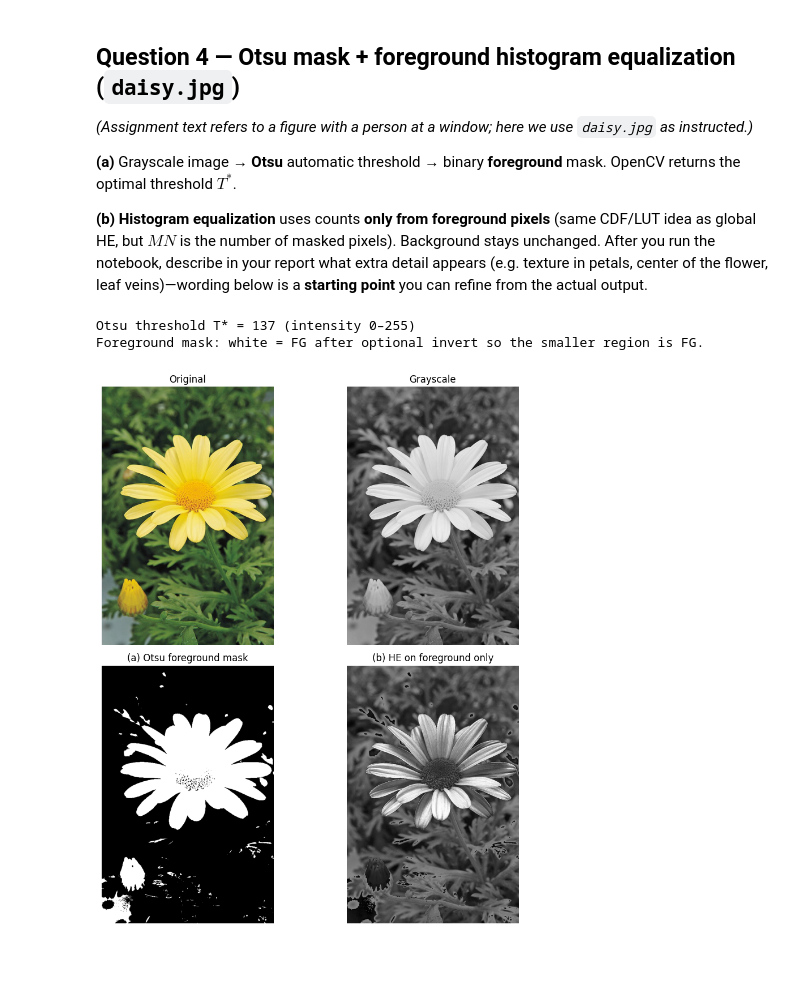
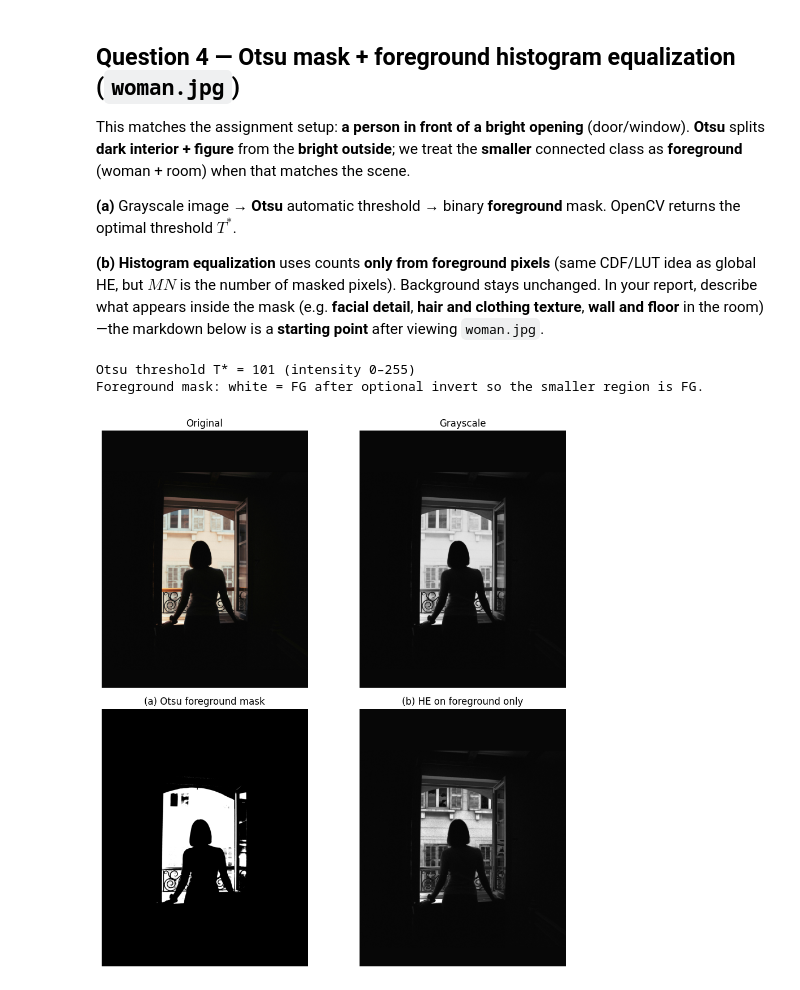
Before and after one commit to TharushiRachel/Computer_Vision_Assignment1, a Jupyter notebook: Question 4.ipynb, the cells around one changed output. Cells and saved outputs as stored; diff of their text form; code cells hidden in the pictures; blank space fills up the shorter version.

Commit message:
complete all the questions

```diff
--- a/Question 4.ipynb
+++ b/Question 4.ipynb
@@ -3,13 +3,13 @@ import cv2
 import numpy as np
 import matplotlib.pyplot as plt
 # %% [markdown]
-## Question 4 — Otsu mask + foreground histogram equalization (`daisy.jpg`)
+## Question 4 — Otsu mask + foreground histogram equalization (`woman.jpg`)
 
-*(Assignment text refers to a figure with a person at a window; here we use `daisy.jpg` as instructed.)*
+This matches the assignment setup: **a person in front of a bright opening** (door/window). **Otsu** splits **dark interior + figure** from the **bright outside**; we treat the **smaller** connected class as **foreground** (woman + room) when that matches the scene.
 
 **(a)** Grayscale image → **Otsu** automatic threshold → binary **foreground** mask. OpenCV returns the optimal threshold $T^*$.
 
-**(b)** **Histogram equalization** uses counts **only from foreground pixels** (same CDF/LUT idea as global HE, but $MN$ is the number of masked pixels). Background stays unchanged. After you run the notebook, describe in your report what extra detail appears (e.g. texture in petals, center of the flower, leaf veins)—wording below is a **starting point** you can refine from the actual output.
+**(b)** **Histogram equalization** uses counts **only from foreground pixels** (same CDF/LUT idea as global HE, but $MN$ is the number of masked pixels). Background stays unchanged. In your report, describe what appears inside the mask (e.g. **facial detail**, **hair and clothing texture**, **wall and floor** in the room)—the markdown below is a **starting point** after viewing `woman.jpg`.
 # %%
 def histogram_equalize_masked(gray: np.ndarray, mask: np.ndarray) -> np.ndarray:
     """Equalize only pixels where mask > 0; others unchanged. Uses own CDF on FG only."""
@@ -35,7 +35,7 @@ def histogram_equalize_masked(gray: np.ndarray, mask: np.ndarray) -> np.ndarray:
     return out
 
 
-path = "images/daisy.jpg"
+path = "images/woman.jpg"
 bgr = cv2.imread(path)
 if bgr is None:
     raise FileNotFoundError(path)
@@ -45,36 +45,35 @@ gray = cv2.cvtColor(bgr, cv2.COLOR_BGR2GRAY)
 # Otsu: OpenCV returns threshold T and binary image
 T_otsu, binary = cv2.threshold(gray, 0, 255, cv2.THRESH_BINARY + cv2.THRESH_OTSU)
 
-# Treat the *smaller* region as "foreground" (subject vs background), like person+room vs bright window
 n_fg_white = int(np.count_nonzero(binary == 255))
 n_fg_black = int(np.count_nonzero(binary == 0))
 if n_fg_white <= n_fg_black:
     fg_mask = binary
 else:
     fg_mask = cv2.bitwise_not(binary)
 
 print(f"Otsu threshold T* = {T_otsu:.6g} (intensity 0–255)")
 print(
     "Foreground mask: white = FG after optional invert so the smaller region is FG."
 )
 
 eq_fg = histogram_equalize_masked(gray, fg_mask)
 
 fig, axes = plt.subplots(2, 2, figsize=(10, 10))
 axes[0, 0].imshow(cv2.cvtColor(bgr, cv2.COLOR_BGR2RGB))
 axes[0, 0].set_title("Original")
 axes[0, 1].imshow(gray, cmap="gray")
 axes[0, 1].set_title("Grayscale")
 axes[1, 0].imshow(fg_mask, cmap="gray")
 axes[1, 0].set_title("(a) Otsu foreground mask")
 axes[1, 1].imshow(eq_fg, cmap="gray")
 axes[1, 1].set_title("(b) HE on foreground only")
 for ax in axes.ravel():
     ax.axis("off")
 plt.tight_layout()
 plt.show()
 # %% [output]
-Otsu threshold T* = 137 (intensity 0–255)
+Otsu threshold T* = 101 (intensity 0–255)
 Foreground mask: white = FG after optional invert so the smaller region is FG.
-[figure, old version]
+[figure, new version]
 # %% [markdown]
```
Also changed, not shown: parts of 1 cell of this notebook, 9 other files.
